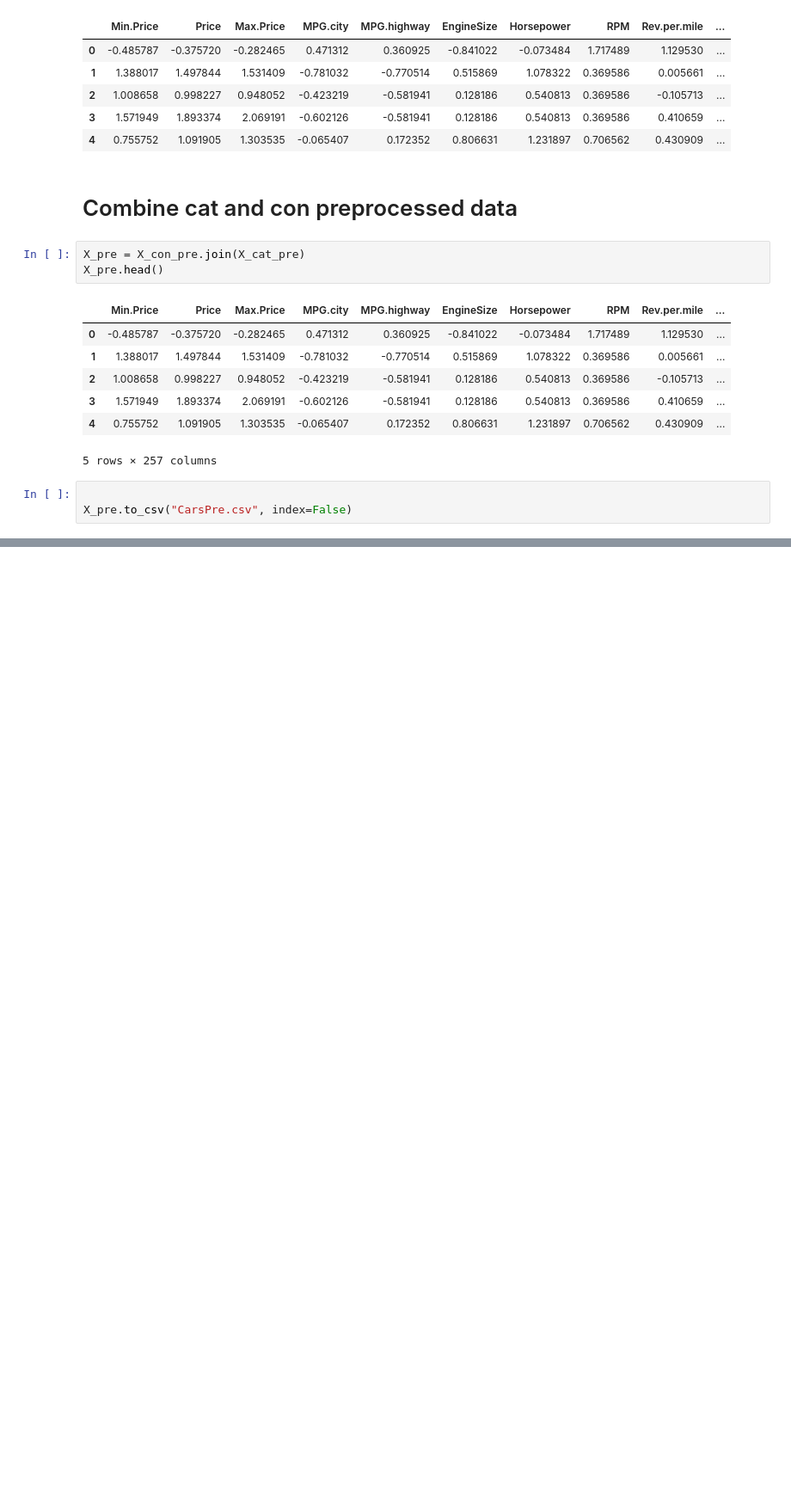
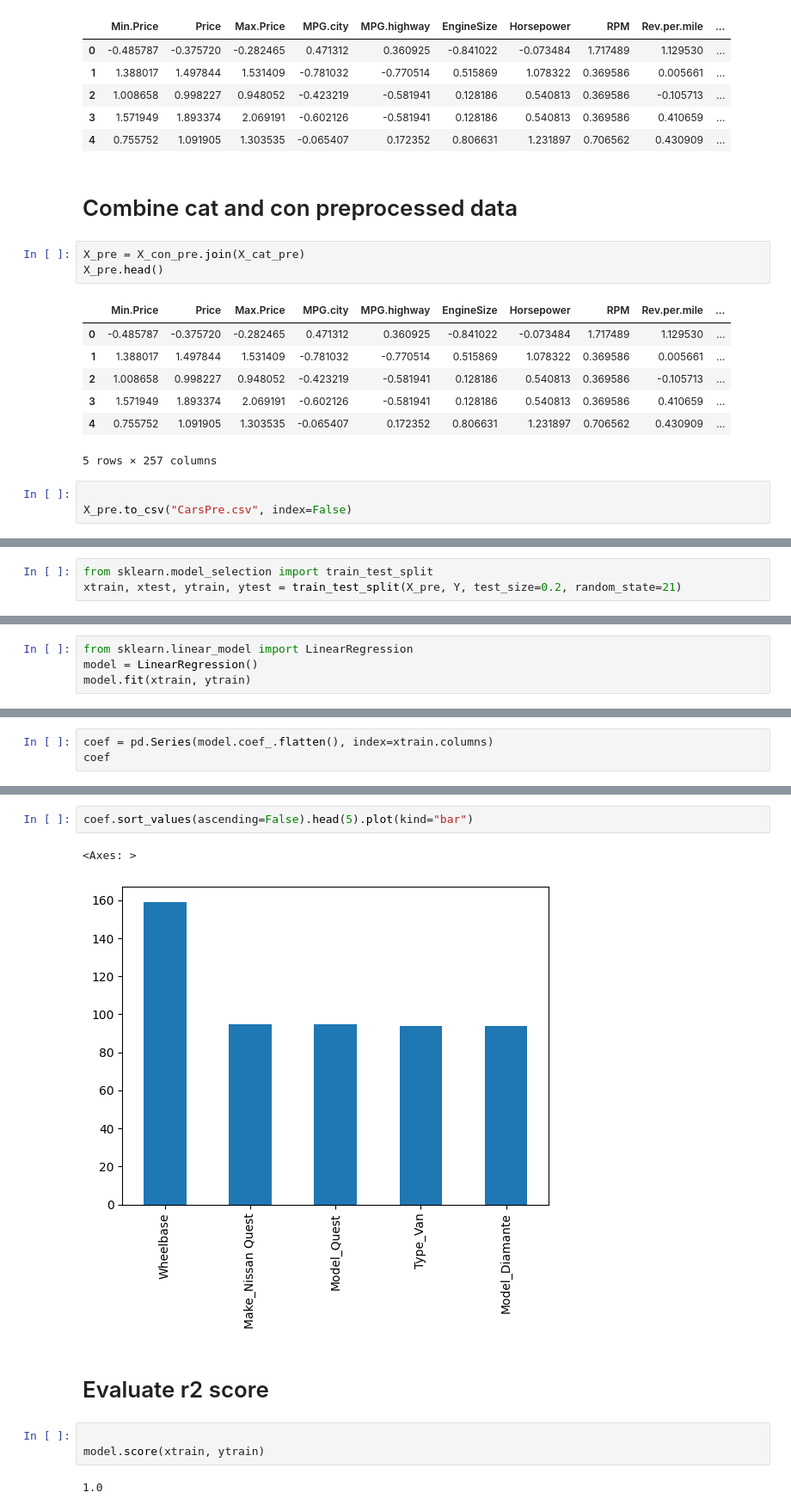
Before and after one commit to DhanashreeAmbekar/Machine-Learning, a Jupyter notebook: 3.Manual Preprocessing/preprocessing.ipynb, the cells around one changed output, grey strips where cells are left out. Shown: that part at 86% size. Saved outputs shown, nothing was run; the diff lists cells and outputs as text; blank space fills up the shorter version.

```diff
--- a/3.Manual Preprocessing/preprocessing.ipynb
+++ b/3.Manual Preprocessing/preprocessing.ipynb
@@ -374,0 +388,3 @@ X_pre.to_csv("CarsPre.csv", index=False)
+# %%
+from sklearn.model_selection import train_test_split
+xtrain, xtest, ytrain, ytest = train_test_split(X_pre, Y, test_size=0.2, random_state=21)
@@ -374,0 +443,4 @@ X_pre.to_csv("CarsPre.csv", index=False)
+# %%
+from sklearn.linear_model import LinearRegression
+model = LinearRegression()
+model.fit(xtrain, ytrain)
@@ -374,0 +480,3 @@ X_pre.to_csv("CarsPre.csv", index=False)
+# %%
+coef = pd.Series(model.coef_.flatten(), index=xtrain.columns)
+coef
@@ -374,0 +511,12 @@ X_pre.to_csv("CarsPre.csv", index=False)
+# %%
+coef.sort_values(ascending=False).head(5).plot(kind="bar")
+# %% [output]
+<Axes: >
+[figure, added]
+# %% [markdown]
+# Evaluate r2 score
+# %%
+
+model.score(xtrain, ytrain)
+# %% [output]
+1.0
```
Also changed, not shown: parts of 46 cells of this notebook, 2 other files.
